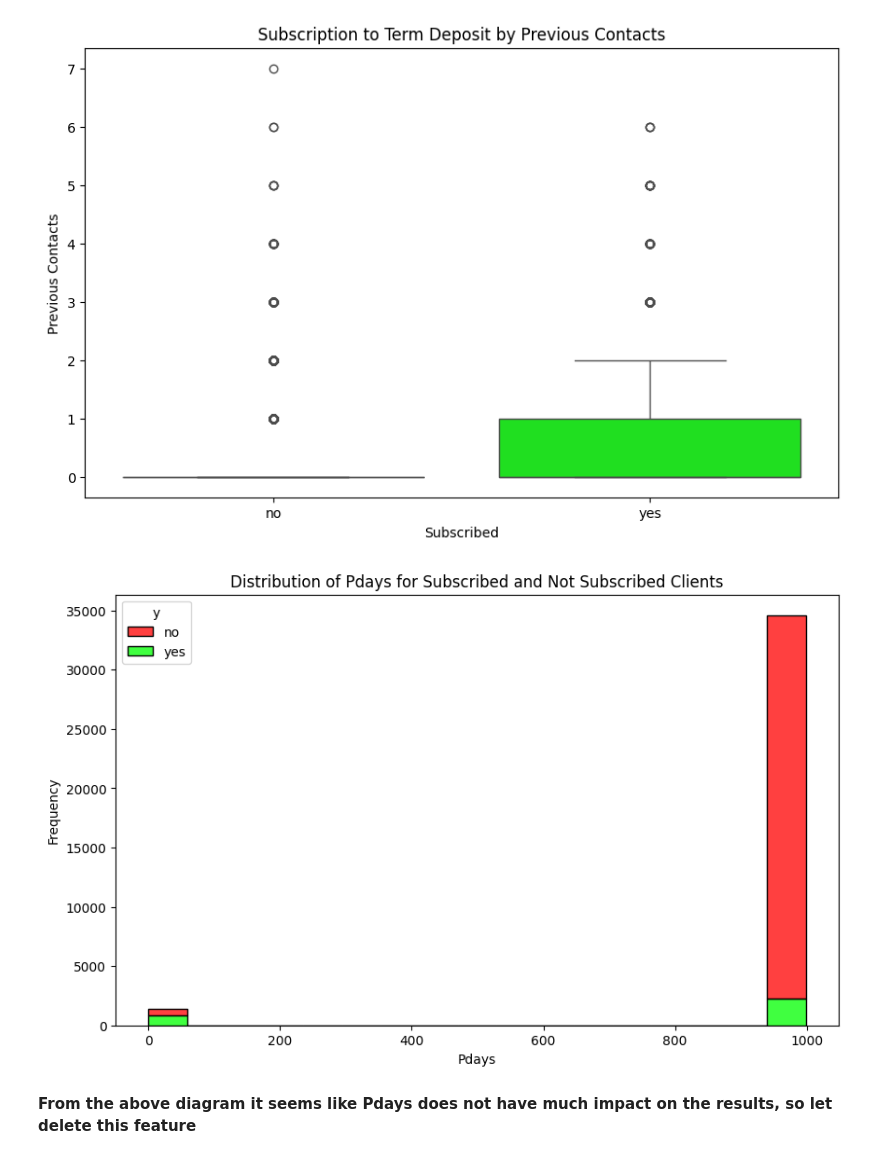
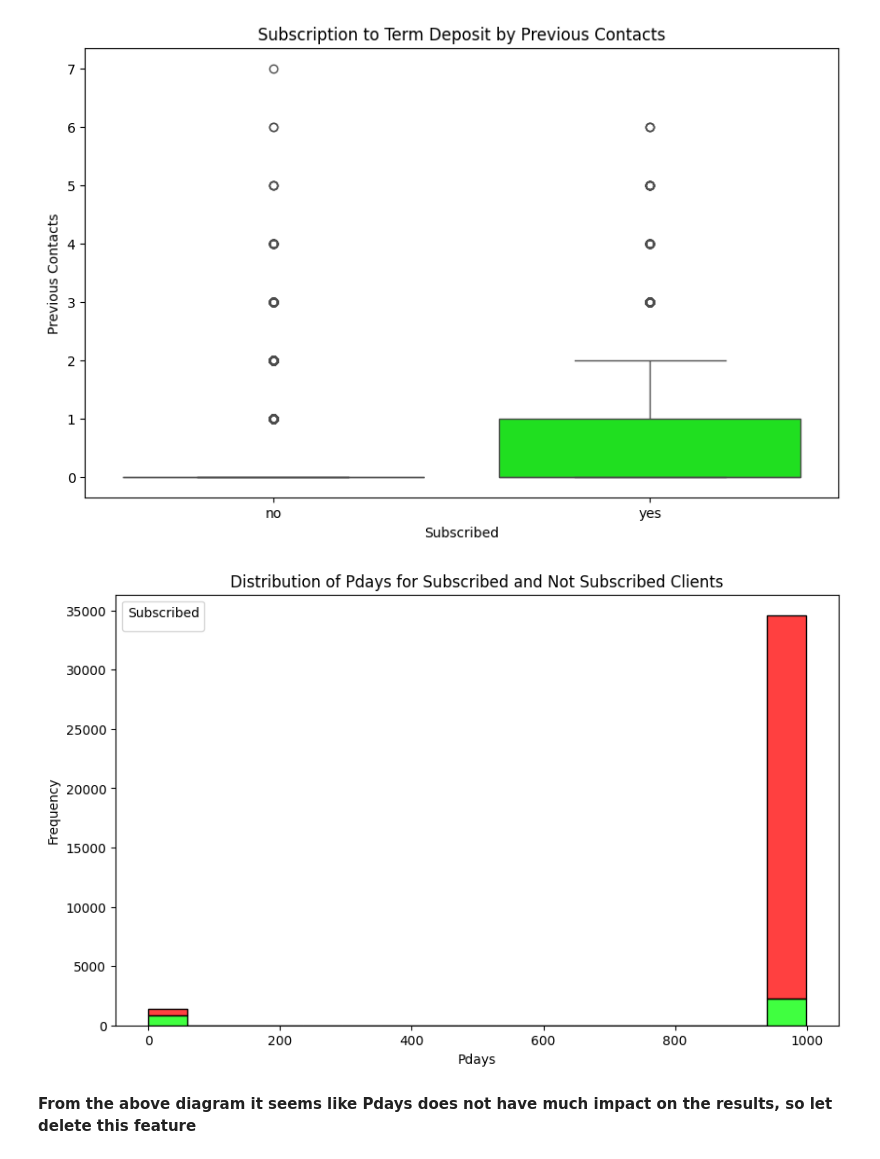
Before and after one commit to purnachand1186/bankMarketing_ML, a Jupyter notebook: prompt_III.ipynb, the cells around one changed output. Drawn from its saved outputs; the diff is of its cells as text; code cells hidden in the pictures.

```diff
--- a/prompt_III.ipynb
+++ b/prompt_III.ipynb
@@ -353,14 +354,15 @@ plt.show()
 # %%
 # Plot: Distribution of Pdays for Subscribed and Not Subscribed Clients
 plt.figure(figsize=(10, 6))
 sns.histplot(data=df, x='pdays', hue='y', multiple='stack',palette=["#FF0000", "#00FF00"] )
 plt.title('Distribution of Pdays for Subscribed and Not Subscribed Clients')
 plt.xlabel('Pdays')
 plt.ylabel('Frequency')
 plt.savefig('images/pdays_distribution.jpeg')
+plt.legend(title='Subscribed')
 plt.show()
 # %% [output]
-[figure, old version]
+[figure, new version]
 # %% [markdown]
 **From the above diagram it seems like Pdays does not have much impact on the results, so let delete this feature**
 # %%
```
Also changed, not shown: parts of 12 cells of this notebook.
